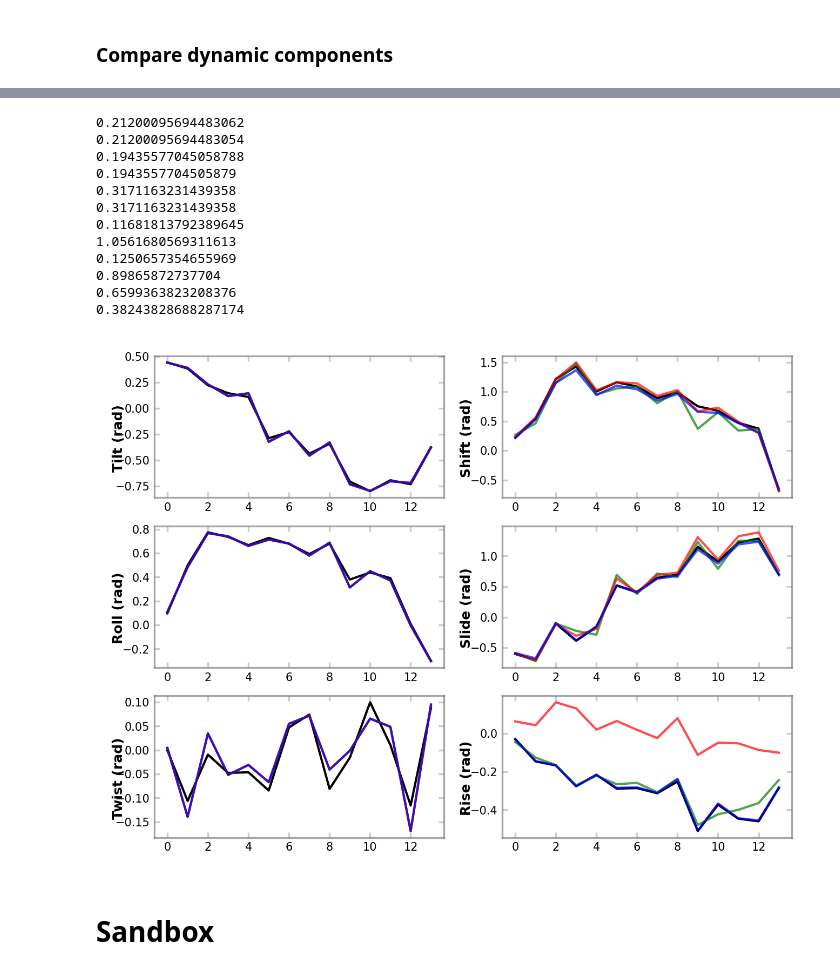
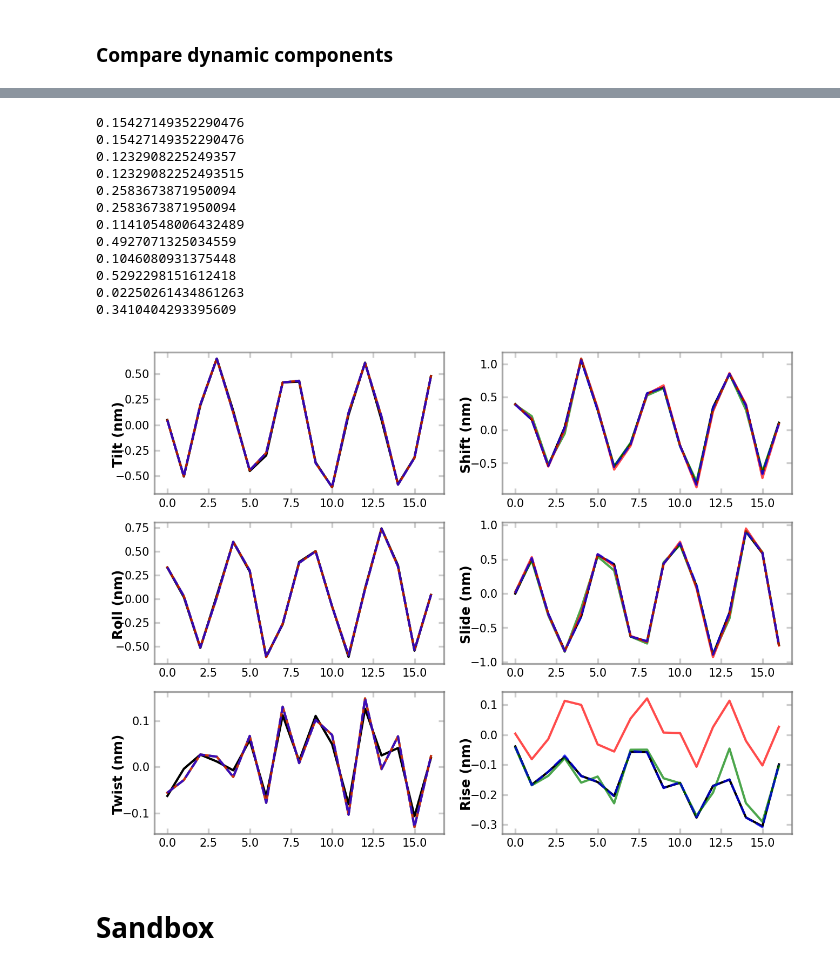
Before and after one commit to ymanish/NucFreeEnergy, a Jupyter notebook: explore_correction.ipynb, the cells around one changed output, grey strips where cells are left out. Cells and saved outputs as stored; diff of their text form; code cells hidden in the pictures.

Commit message:
new translation correction

```diff
--- a/explore_correction.ipynb
+++ b/explore_correction.ipynb
@@ -46,7 +47,7 @@ midtriads = calculate_midstep_triads(
     nuctriads
 )
 # %%
-mid_locs = np.arange(2,144,10)
+mid_locs = np.arange(2,144,8)
 # %% [markdown]
 ### Load Annealing data
 # %%
@@ -157,0 +161,33 @@ Ap_old = P @ corr_transform_old
+# %%
+import time
+
+num = 5
+
+
+t1 = time.time()
+for i in range(num):
+    corr_transform, replaced_ids, shifts = midstep_composition_transformation_correction(
+        gs,
+        mid_locs,
+        mcvals
+    )
+t2 = time.time()
+print(f'dt = {t2-t1}')
+t1 = time.time()
+for i in range(num):
+    corr_transform, replaced_ids, shifts = midstep_composition_transformation_correction_prev(
+        gs,
+        mid_locs,
+        mcvals
+    )
+t2 = time.time()
+print(f'dt = {t2-t1}')
+t1 = time.time()
+for i in range(num):
+    corr_transform, replaced_ids = midstep_composition_transformation_correction_old(
+        gs,
+        mid_locs,
+        -mcvals
+    )
+t2 = time.time()
+print(f'dt = {t2-t1}')
@@ -263,7 +317,7 @@ for d in range(6):
     axes[d].plot(np.arange(len(Ykd)),Ykd_exact[:,d],lw=1,color='black')
     axes[d].plot(np.arange(len(Ykd)),Ykdp_old[:,d],lw=1,color='green',alpha=0.7)
     axes[d].plot(np.arange(len(Ykd)),Ykd[:,d],lw=1,color='red',alpha=0.7)
-    axes[d].plot(np.arange(len(Ykd)),Ykdp[:,d],lw=1,color='blue',alpha=0.7)
+    axes[d].plot(np.arange(len(Ykd)),Ykdp[:,d],lw=1,color='blue',alpha=0.7,ls='--')
 
     # axes[d].plot(np.arange(len(Ykd)),np.abs(Ykdp[:,d]-Ykd_exact[:,d]),lw=1,color='black')
     # axes[d].plot(np.arange(len(Ykd)),np.abs(Ykdp_old[:,d]-Ykd_exact[:,d]),lw=1,color='green')
@@ -278,46 +332,46 @@ for d in range(6):
     else:
         label = f'{label} (nm)'
 
     ax.set_ylabel(label,fontsize=label_fontsize,fontweight=label_fontweight,rotation=90)
     ax.yaxis.set_label_coords(-0.1,0.42)
     # ax.set_xlim((-1,146))
 
 
 ##############################################
 # Axes configs
 for ax in axes:
     ###############################
     # set major and minor ticks
     ax.tick_params(axis="both",which='major',direction="in",width=axtick_major_width,length=axtick_major_length,labelsize=tick_labelsize,pad=tick_pad,color='#cccccc')
     ax.tick_params(axis='both',which='minor',direction="in",width=axtick_minor_width,length=axtick_minor_length,color='#cccccc')
 
     ###############################
     ax.xaxis.set_ticks_position('both')
     # set ticks right and top
     ax.yaxis.set_ticks_position('both')
     for axis in ['top','bottom','left','right']:
         ax.spines[axis].set_linewidth(axlinewidth)
         ax.spines[axis].set_color('grey')
         ax.spines[axis].set_alpha(0.7)
 
 savefn = 'test_data/mid_comparison'
 fig.savefig(savefn+'.pdf',dpi=300,transparent=True)
 fig.savefig(savefn+'.svg',dpi=300,transparent=True)
 fig.savefig(savefn+'.png',dpi=300,transparent=False)
 # %% [output]
-0.21200095694483062
-0.21200095694483054
-0.19435577045058788
-0.1943557704505879
-0.3171163231439358
-0.3171163231439358
-0.11681813792389645
-1.0561680569311613
-0.1250657354655969
-0.89865872737704
-0.6599363823208376
-0.38243828688287174
+0.15427149352290476
+0.15427149352290476
+0.1232908225249357
+0.12329082252493515
+0.2583673871950094
+0.2583673871950094
+0.11410548006432489
+0.4927071325034559
+0.1046080931375448
+0.5292298151612418
+0.02250261434861263
+0.3410404293395609
-[figure, old version]
+[figure, new version]
 # %% [markdown]
 # Sandbox
 # %%
```
Also changed, not shown: parts of 5 cells of this notebook, 15 other files.
